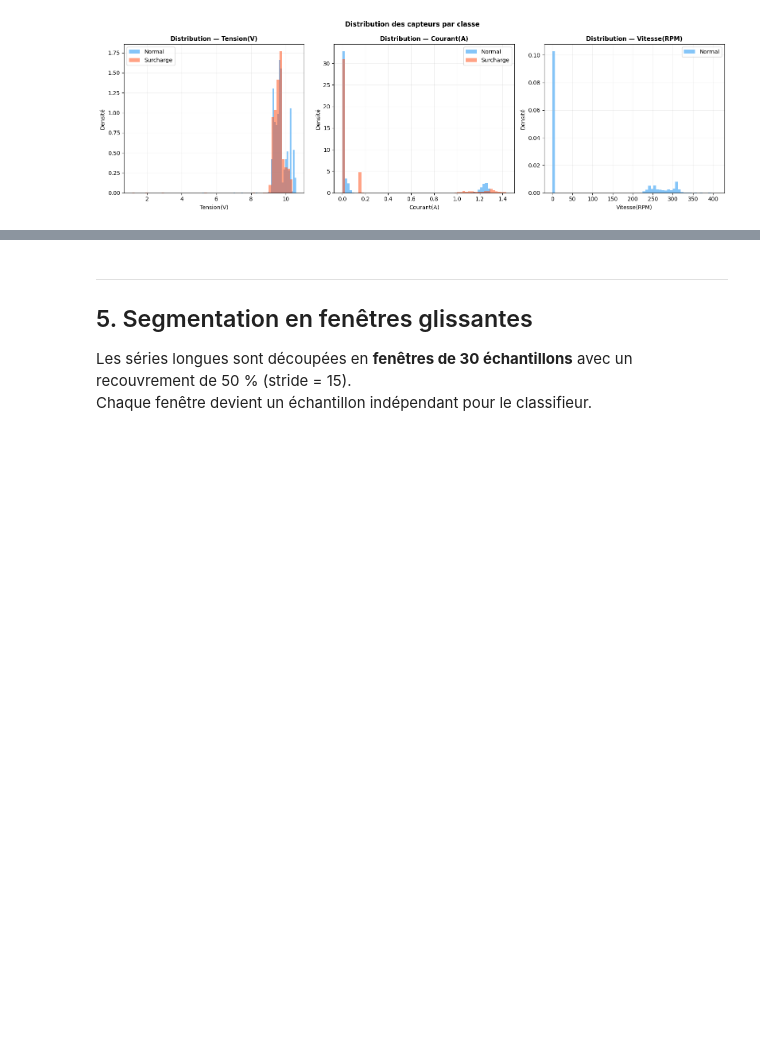
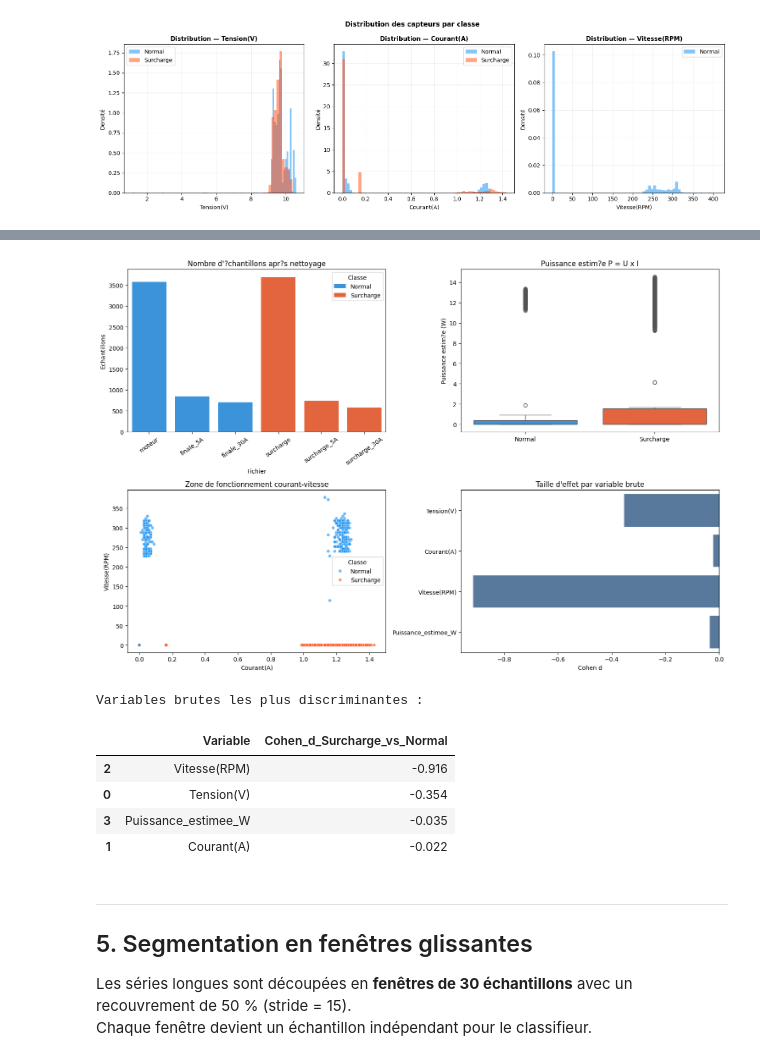
Before and after one commit to Jinzo03/MachineLearning_PFA, a Jupyter notebook: dataset jloud/DC_Motor_Real_Dataset_Notebook.ipynb, the cells around one changed output, grey strips where cells are left out. Drawn from its saved outputs; the diff is of its cells as text; code cells hidden in the pictures; blank space fills up the shorter version.

```diff
--- a/dataset jloud/DC_Motor_Real_Dataset_Notebook.ipynb
+++ b/dataset jloud/DC_Motor_Real_Dataset_Notebook.ipynb
@@ -297,0 +310,71 @@ plt.show()
+# %%
+# Synth?se par fichier : utile pour documenter la campagne d'acquisition
+quality_rows = []
+for name, df in all_dfs.items():
+    duration_s = (df["Temps(ms)"].max() - df["Temps(ms)"].min()) / 1000 if len(df) else 0
+    row = {
+        "Fichier": name,
+        "Classe": df["Label"].iloc[0],
+        "Echantillons": len(df),
+        "Duree (s)": duration_s,
+    }
+    for sensor in SENSORS:
+        row[f"{sensor} moy"] = df[sensor].mean()
+        row[f"{sensor} std"] = df[sensor].std()
+        row[f"{sensor} zeros (%)"] = 100 * (df[sensor].abs() < 1e-12).mean()
+    quality_rows.append(row)
+
+quality_summary = pd.DataFrame(quality_rows)
+display(quality_summary.round(3))
+
+# Variables physiques d?riv?es simples pour le rapport
+full_df = pd.concat(all_dfs.values(), ignore_index=True)
+full_df["Puissance_estimee_W"] = full_df["Tension(V)"] * full_df["Courant(A)"]
+full_df["Vitesse_par_A"] = np.where(
+    full_df["Courant(A)"].abs() > 1e-9,
+    full_df["Vitesse(RPM)"] / full_df["Courant(A)"],
+    np.nan
+)
+
+fig, axes = plt.subplots(2, 2, figsize=(15, 10))
+sns.barplot(data=quality_summary, x="Fichier", y="Echantillons", hue="Classe", ax=axes[0, 0], palette=COLORS)
+axes[0, 0].set_title("Nombre d'?chantillons apr?s nettoyage")
+axes[0, 0].tick_params(axis="x", rotation=35)
+
+sns.boxplot(data=full_df, x="Label", y="Puissance_estimee_W", ax=axes[0, 1], palette=COLORS)
+axes[0, 1].set_title("Puissance estim?e P = U x I")
+axes[0, 1].set_xlabel("")
+axes[0, 1].set_ylabel("Puissance estim?e (W)")
+
+sns.scatterplot(
+    data=full_df.sample(min(len(full_df), 2500), random_state=42),
+    x="Courant(A)", y="Vitesse(RPM)", hue="Label", palette=COLORS,
+    alpha=0.65, s=28, ax=axes[1, 0]
+)
+axes[1, 0].set_title("Zone de fonctionnement courant-vitesse")
+axes[1, 0].legend(title="Classe")
+
+sensor_means = full_df.groupby("Label")[SENSORS + ["Puissance_estimee_W"]].mean().T
+sensor_stds = full_df.groupby("Label")[SENSORS + ["Puissance_estimee_W"]].std().T
+n_by_class = full_df.groupby("Label").size()
+cohen_d = (sensor_means["Surcharge"] - sensor_means["Normal"]) / np.sqrt(
+    ((n_by_class["Surcharge"] - 1) * sensor_stds["Surcharge"]**2 +
+     (n_by_class["Normal"] - 1) * sensor_stds["Normal"]**2) /
+    (n_by_class["Surcharge"] + n_by_class["Normal"] - 2)
+)
+cohen_df = cohen_d.rename("Cohen_d_Surcharge_vs_Normal").reset_index().rename(columns={"index": "Variable"})
+sns.barplot(data=cohen_df, y="Variable", x="Cohen_d_Surcharge_vs_Normal", ax=axes[1, 1], color="#4C78A8")
+axes[1, 1].axvline(0, color="black", linewidth=1)
+axes[1, 1].set_title("Taille d'effet par variable brute")
+axes[1, 1].set_xlabel("Cohen d")
+axes[1, 1].set_ylabel("")
+
+plt.tight_layout()
+plt.show()
+
+print("Variables brutes les plus discriminantes :")
+display(cohen_df.assign(abs_d=cohen_df["Cohen_d_Surcharge_vs_Normal"].abs())
+        .sort_values("abs_d", ascending=False)
+        .drop(columns="abs_d")
+        .round(3))
+# %% [output]
@@ -298,3 +388,10 @@ plt.show()
+[figure, added]
+Variables brutes les plus discriminantes :
+|  | Variable | Cohen_d_Surcharge_vs_Normal |
+| 2 | Vitesse(RPM) | -0.916 |
+| 0 | Tension(V) | -0.354 |
+| 3 | Puissance_estimee_W | -0.035 |
+| 1 | Courant(A) | -0.022 |
 # %% [markdown]
 ---
 ## 5. Segmentation en fenêtres glissantes
```
Also changed, not shown: parts of 15 cells of this notebook, 2 other files.
